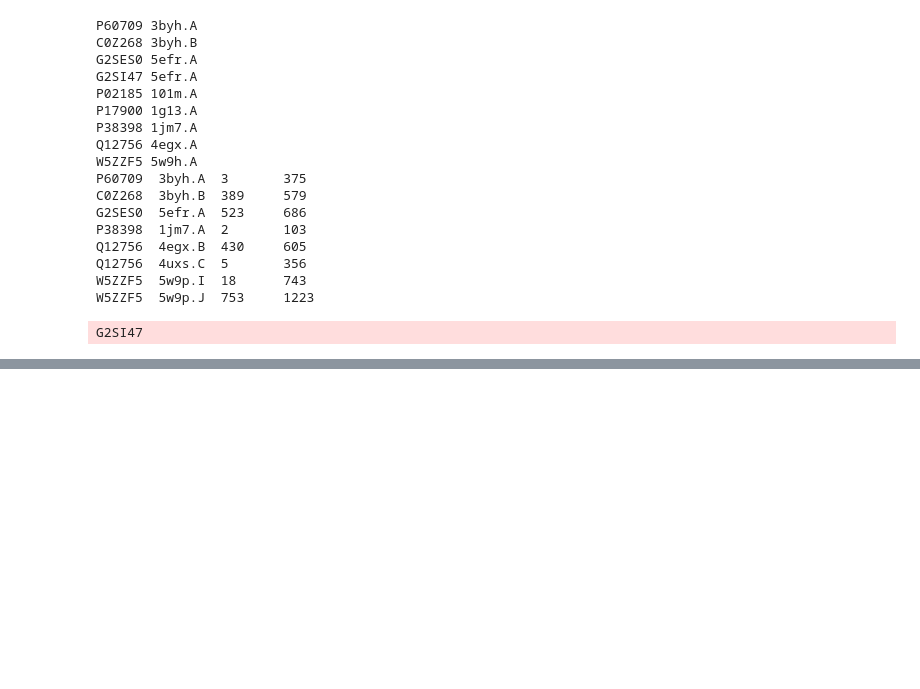
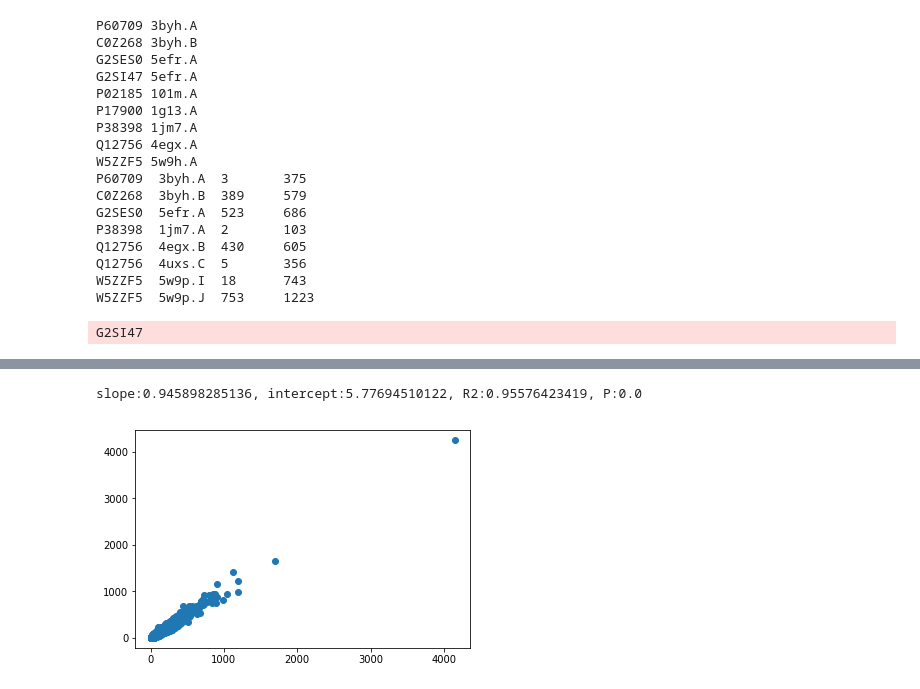
Before and after one commit to explorerwjy/DeepseqG9, a Jupyter notebook: Jiayao/src/Dat.ipynb, the cells around one changed output, grey strips where cells are left out. Saved outputs shown, nothing was run; the diff lists cells and outputs as text; code cells hidden in the pictures; blank space fills up the shorter version.

```diff
--- a/Jiayao/src/Dat.ipynb
+++ b/Jiayao/src/Dat.ipynb
@@ -292,0 +310,16 @@ for row in reader:
+# %%
+ExAC = pd.read_excel("../dat/ExAC_Genes_constrain.xlsx", sheetname="Gene Constraint")
+# %%
+ExAC = ExAC[~ExAC["chr"].isin(["X","Y"])]
+# %%
+N = 1e7
+mu_syn = ExAC["mu_syn"].values
+n_syn = ExAC["n_syn"].values
+e_syn = ExAC["exp_syn"].values
+X = [x*N for x in mu_syn]
+Y = n_syn
+# %%
+slope, intercept, r_value, p_value, std_err = stats.linregress(n_syn,e_syn)
+print "slope:{}, intercept:{}, R2:{}, P:{}".format(slope, intercept, r_value**2,p_value)
+# %% [output]
+slope:0.945898285136, intercept:5.77694510122, R2:0.95576423419, P:0.0
@@ -292,0 +329,5 @@ for row in reader:
+# %%
+plt.scatter(e_syn, n_syn)
+plt.show()
+# %% [output]
+[figure, added]
```
Also changed, not shown: parts of 18 cells of this notebook, 1 other file.
